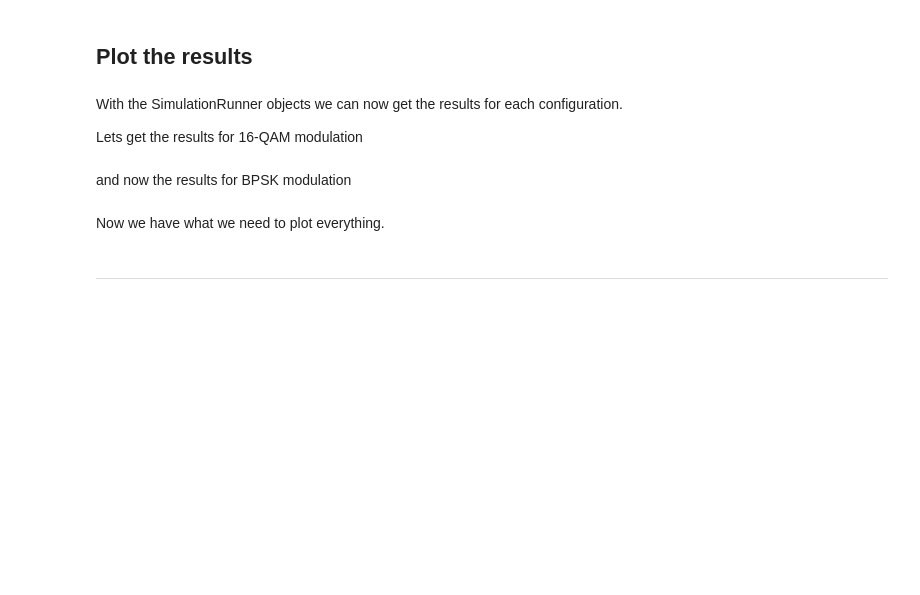
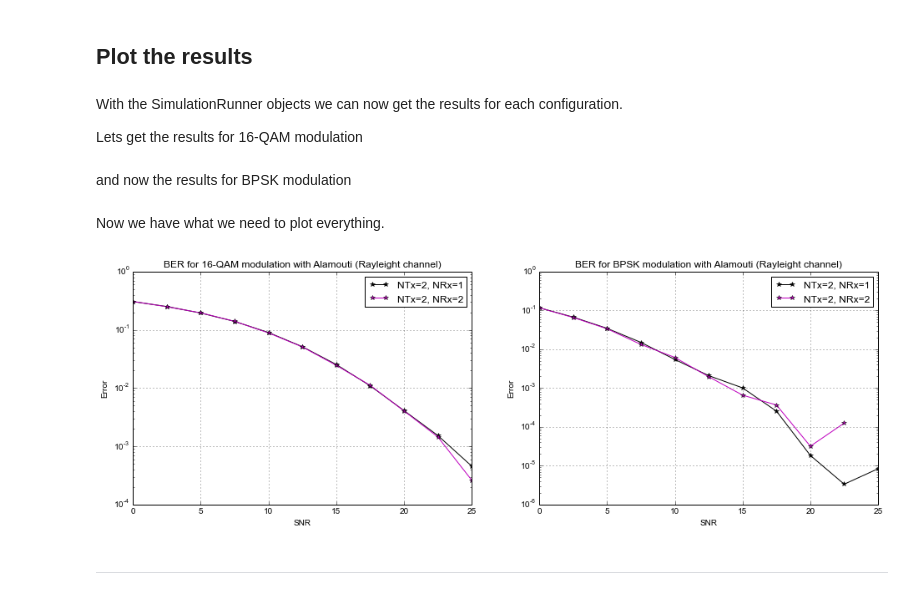
Before and after one commit to darcamo/pyphysim, a Jupyter notebook: ipython_notebooks/Alamouti Parallel.ipynb, the cells around one changed output. Saved outputs shown, nothing was run; the diff lists cells and outputs as text; code cells hidden in the pictures; blank space fills up the shorter version.

```diff
--- a/ipython_notebooks/Alamouti Parallel.ipynb
+++ b/ipython_notebooks/Alamouti Parallel.ipynb
@@ -49,9 +63,9 @@ First we create the SimulationRunner objects at each engine and set the paramete
 Note that the actual simulator is already implemented as an application in PyPhysim and we are only setting the parameters here.
 # %%
 %%px
-sim = AlamoutiSimulationRunner()
+sim = AlamoutiSimulationRunner("mimo_alamouti_config_file.txt")
 sim.NSymbs = 300
-sim.rep_max = 30000
+sim.rep_max = 10000
 sim.params.add('SNR', np.linspace(0, 25, 11))
 #sim.modulator = QAM(16)
 #sim.Nr=1
@@ -113,37 +134,48 @@ print "Elapsed time sim4: {0}".format(sim4.elapsed_time)
 With the SimulationRunner objects we can now get the results for each configuration.
 
 Lets get the results for 16-QAM modulation
-# %%
-SNR, ber1, ser1 = sim1.get_data_to_be_plotted()
-SNR, ber2, ser2 = sim2.get_data_to_be_plotted()
+# %%
+def get_data_to_be_plotted(sim):
+    SNR = sim.params['SNR']
+    ber = np.array([r.get_result() for r in sim.results['ber']])
+    ser = np.array([r.get_result() for r in sim.results['ser']])
+    return SNR, ber, ser
+
+SNR, ber1, ser1 = get_data_to_be_plotted(sim1)
+SNR, ber2, ser2 = get_data_to_be_plotted(sim2)
 # %% [markdown]
 and now the results for BPSK modulation
 # %%
-SNR, ber3, ser3 = sim3.get_data_to_be_plotted()
-SNR, ber4, ser4 = sim4.get_data_to_be_plotted()
+SNR, ber3, ser3 = get_data_to_be_plotted(sim3)
+SNR, ber4, ser4 = get_data_to_be_plotted(sim4)
 # %% [markdown]
 Now we have what we need to plot everything.
 # %%
-fig, ax = subplots(1, 2, figsize=(16,5))
+from matplotlib import pyplot as plt
+
+fig, ax = plt.subplots(1, 2, figsize=(16,5))
 ax1, ax2 = ax
 
 # Plot the 16-QAM results
 ax1.semilogy(SNR, ber1, '-k*', label='NTx=2, NRx=1')
 ax1.semilogy(SNR, ber2, '-m*', label='NTx=2, NRx=2')
 ax1.set_title('BER for {0} modulation with Alamouti (Rayleight channel)'.format(sim1.modulator.name))
 ax1.set_xlabel('SNR')
 ax1.set_ylabel('Error')
 ax1.legend()
 ax1.grid()
-
 # Plot the BPSK results
 ax2.semilogy(SNR, ber3, '-k*', label='NTx=2, NRx=1')
 ax2.semilogy(SNR, ber4, '-m*', label='NTx=2, NRx=2')
 ax2.set_title('BER for {0} modulation with Alamouti (Rayleight channel)'.format(sim3.modulator.name))
 ax2.set_xlabel('SNR')
 ax2.set_ylabel('Error')
 ax2.legend()
 ax2.grid()
+
+plt.show()
+# %% [output]
+[figure, added]
 # %% [markdown]
 --------------------------------
 # %%
```
Also changed, not shown: parts of 6 cells of this notebook.
